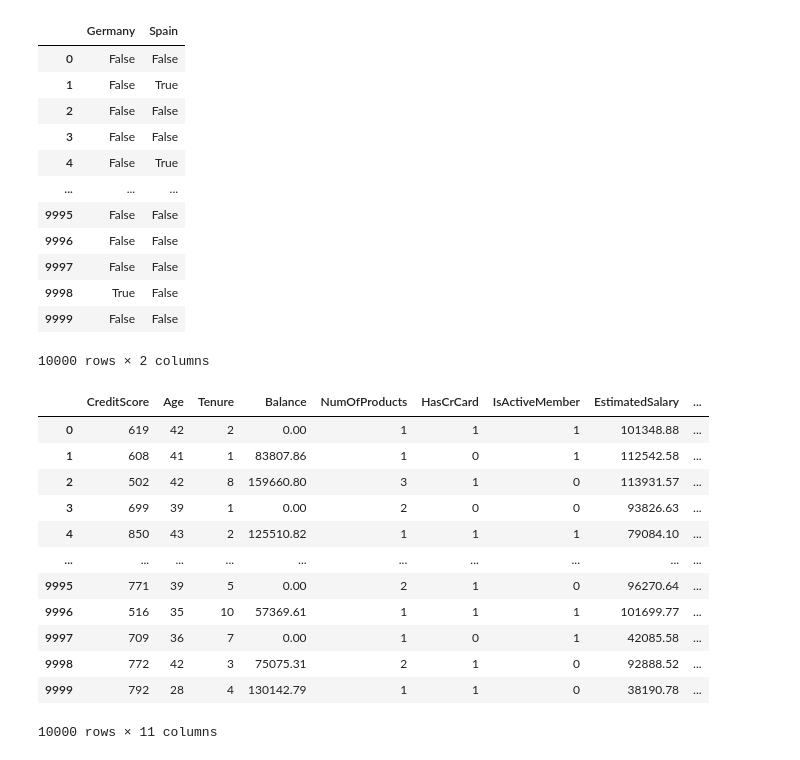
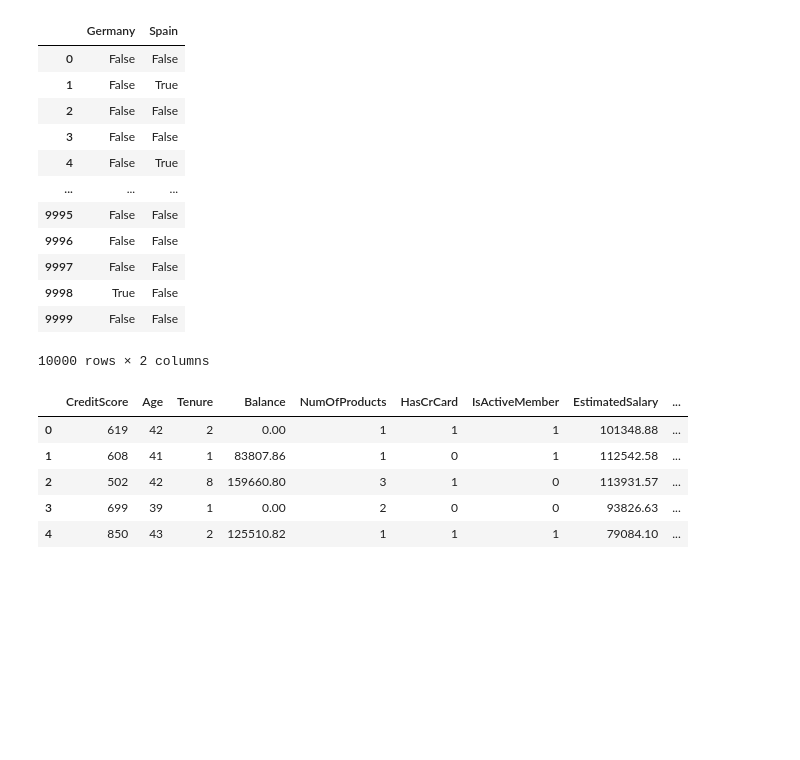
Before and after one commit to sahanasrepo/AI_Basics, a Jupyter notebook: ANN_implementation.ipynb, the cells around one changed output. Drawn from its saved outputs; the diff is of its cells as text; code cells hidden in the pictures; blank space fills up the shorter version.

```diff
--- a/ANN_implementation.ipynb
+++ b/ANN_implementation.ipynb
@@ -94,20 +94,15 @@ geography
 | 9999 | False | False |
 10000 rows × 2 columns
 # %%
-pd.concat([X,geography, gender], axis = 1)
+X = pd.concat([X,geography, gender], axis = 1)
-# %% [output]
-|  | CreditScore | Age | Tenure | Balance | NumOfProducts | HasCrCard | IsActiveMember | EstimatedSalary | ... |
-| 0 | 619 | 42 | 2 | 0.00 | 1 | 1 | 1 | 101348.88 | ... |
-| 1 | 608 | 41 | 1 | 83807.86 | 1 | 0 | 1 | 112542.58 | ... |
-| 2 | 502 | 42 | 8 | 159660.80 | 3 | 1 | 0 | 113931.57 | ... |
-| 3 | 699 | 39 | 1 | 0.00 | 2 | 0 | 0 | 93826.63 | ... |
-| 4 | 850 | 43 | 2 | 125510.82 | 1 | 1 | 1 | 79084.10 | ... |
-| ... | ... | ... | ... | ... | ... | ... | ... | ... | ... |
-| 9995 | 771 | 39 | 5 | 0.00 | 2 | 1 | 0 | 96270.64 | ... |
-| 9996 | 516 | 35 | 10 | 57369.61 | 1 | 1 | 1 | 101699.77 | ... |
-| 9997 | 709 | 36 | 7 | 0.00 | 1 | 0 | 1 | 42085.58 | ... |
-| 9998 | 772 | 42 | 3 | 75075.31 | 2 | 1 | 0 | 92888.52 | ... |
-| 9999 | 792 | 28 | 4 | 130142.79 | 1 | 1 | 0 | 38190.78 | ... |
-10000 rows × 11 columns
+# %%
+X.head()
+# %% [output]
+|  | CreditScore | Age | Tenure | Balance | NumOfProducts | HasCrCard | IsActiveMember | EstimatedSalary | ... |
+| 0 | 619 | 42 | 2 | 0.00 | 1 | 1 | 1 | 101348.88 | ... |
+| 1 | 608 | 41 | 1 | 83807.86 | 1 | 0 | 1 | 112542.58 | ... |
+| 2 | 502 | 42 | 8 | 159660.80 | 3 | 1 | 0 | 113931.57 | ... |
+| 3 | 699 | 39 | 1 | 0.00 | 2 | 0 | 0 | 93826.63 | ... |
+| 4 | 850 | 43 | 2 | 125510.82 | 1 | 1 | 1 | 79084.10 | ... |
 # %%
 #split dataset into training and test sets
```
Also changed, not shown: parts of 23 cells of this notebook.
